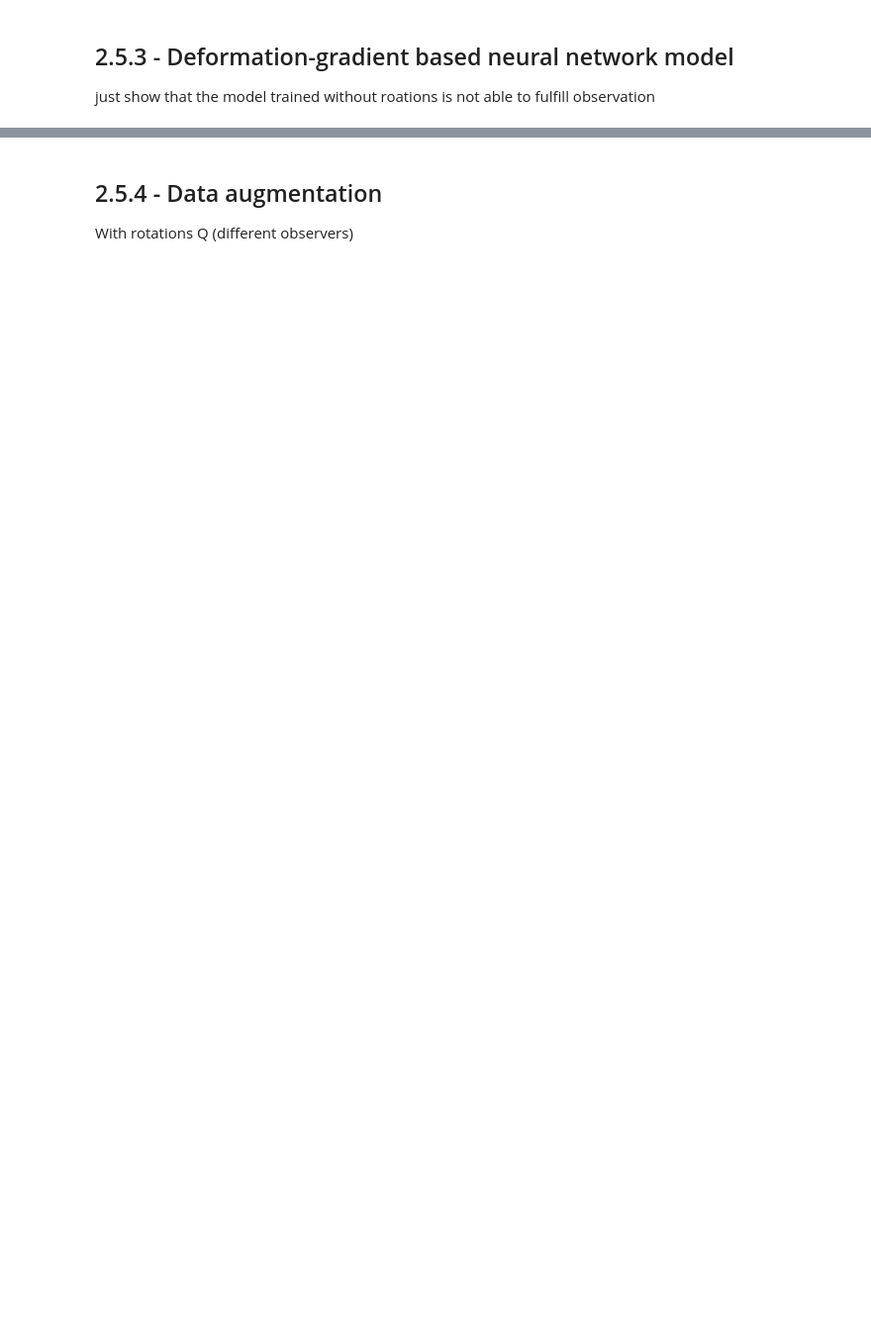
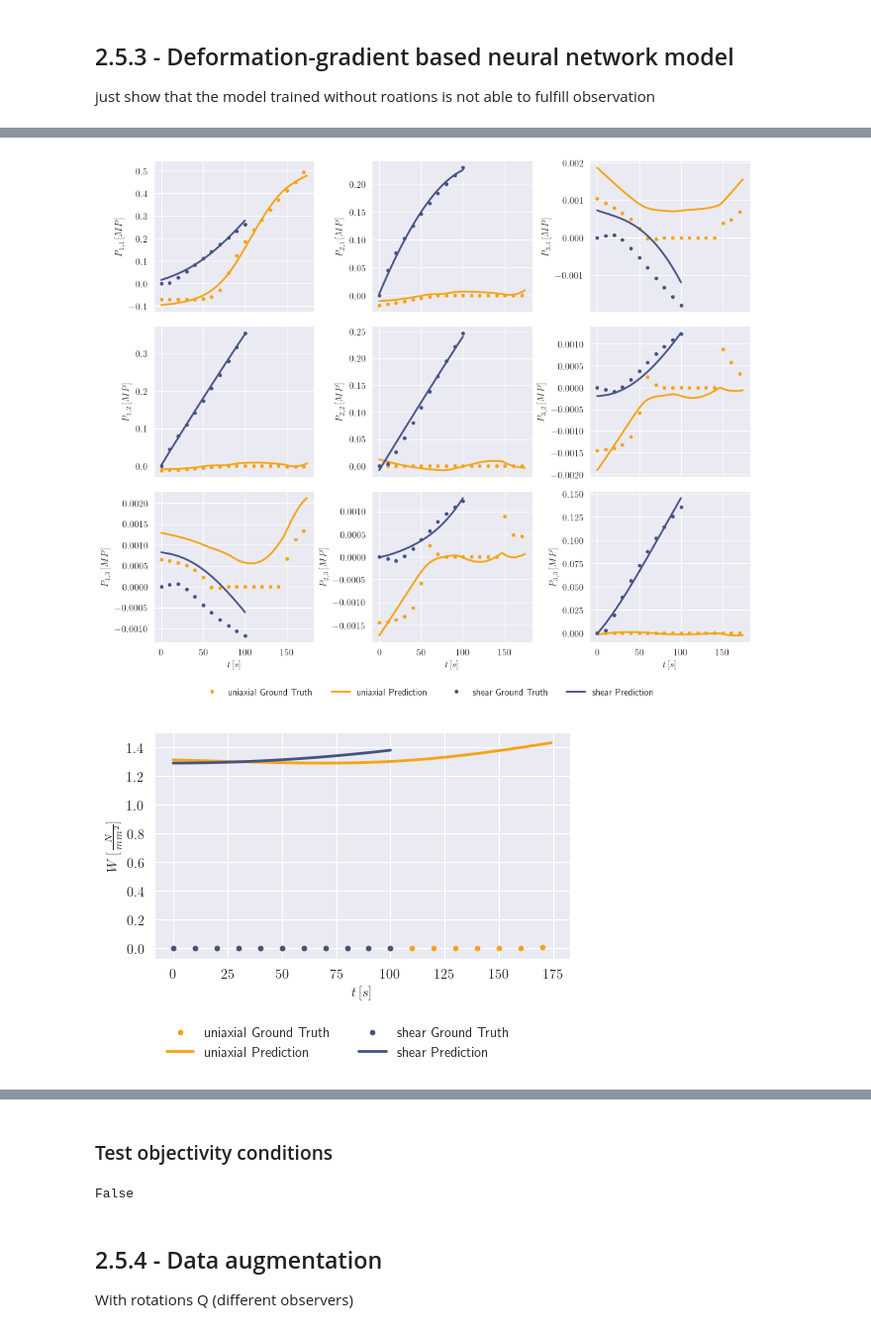
Before and after one commit to ArgoJ/TML4SM_TuD, a Jupyter notebook: hyperelasticity/Task2_5.ipynb, the cells around one changed output, grey strips where cells are left out. Shown at 99% size. Cells and saved outputs as stored; diff of their text form; code cells hidden in the pictures; blank space fills up the shorter version.

```diff
--- a/hyperelasticity/Task2_5.ipynb
+++ b/hyperelasticity/Task2_5.ipynb
@@ -148,0 +158,6 @@ plot_loss(invariant_loss)
+# %%
+_ = predict_and_plot_pann_model(deformation_model, {key: scaled_train_data[key] for key in deformation_train_keys})
+_ = predict_and_plot_pann_model(deformation_model, scaled_test_data)
+# %% [output]
+[figure, added]
+[figure, added]
@@ -149,3 +168,9 @@ plot_loss(invariant_loss)
+# %% [markdown]
+### Test objectivity conditions
+# %%
+check_objectivity_condition(deformation_model, deformation_features, eps=1e-6, seed=2643)
+# %% [output]
+False
 # %% [markdown]
 ## 2.5.4 - Data augmentation
 With rotations Q (different observers)
```
Also changed, not shown: parts of 12 cells of this notebook, 6 other files.
